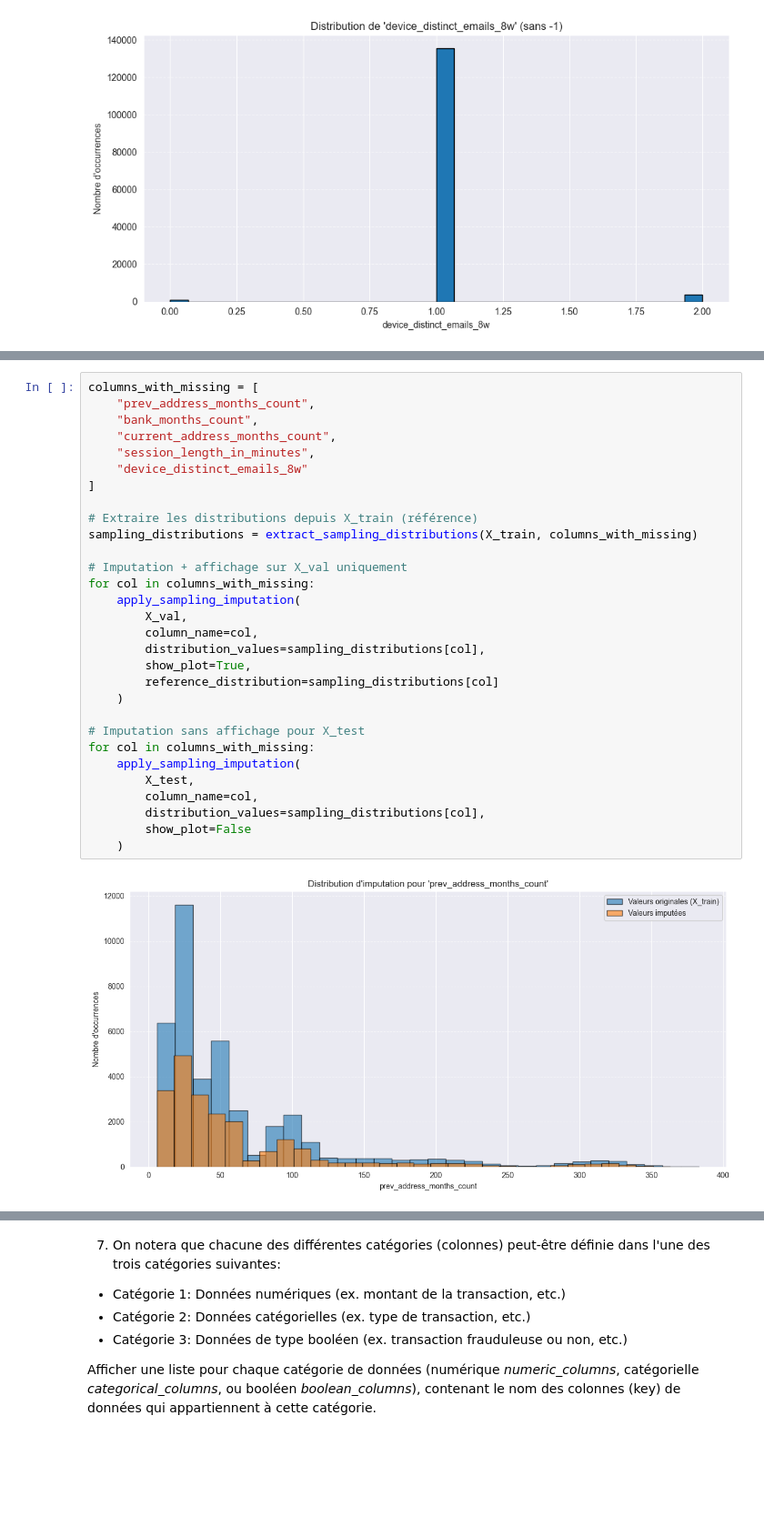
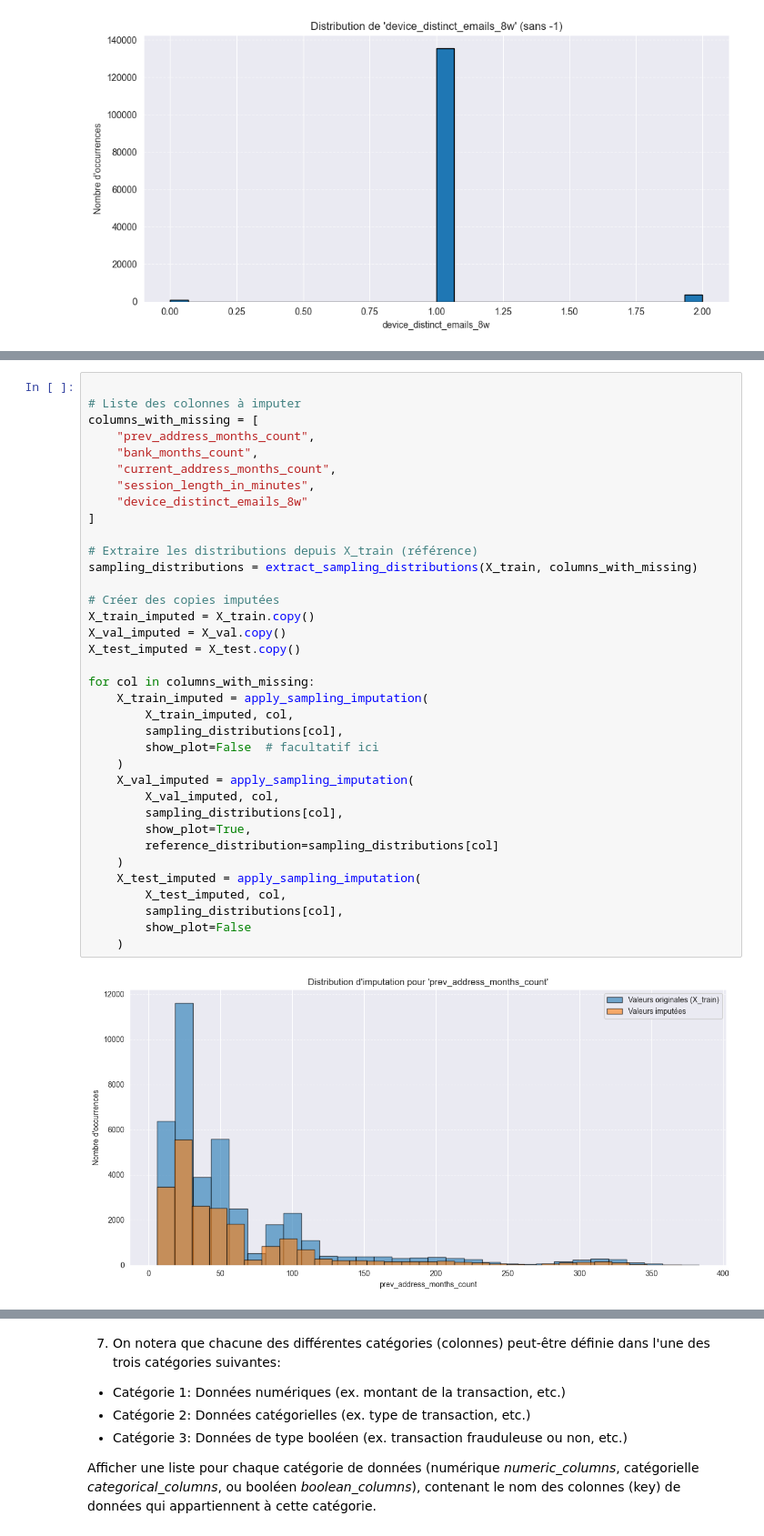
Before and after one commit to zachyjello/Gti771-Labs, a Jupyter notebook: Gti771-Lab1/Lab1_GTI771_E25_Ver1.ipynb, the cells around one changed output, grey strips where cells are left out. Shown at 91% size. Drawn from its saved outputs; the diff is of its cells as text; blank space fills up the shorter version.

```diff
--- a/Gti771-Lab1/Lab1_GTI771_E25_Ver1.ipynb
+++ b/Gti771-Lab1/Lab1_GTI771_E25_Ver1.ipynb
@@ -297,35 +298,41 @@ def apply_sampling_imputation(X, column_name, distribution_values, show_plot=Fal
 # %%
+
+# Liste des colonnes à imputer
 columns_with_missing = [
     "prev_address_months_count",
     "bank_months_count",
     "current_address_months_count",
     "session_length_in_minutes",
     "device_distinct_emails_8w"
 ]
 
 # Extraire les distributions depuis X_train (référence)
 sampling_distributions = extract_sampling_distributions(X_train, columns_with_missing)
 
-# Imputation + affichage sur X_val uniquement
+# Créer des copies imputées
+X_train_imputed = X_train.copy()
+X_val_imputed = X_val.copy()
+X_test_imputed = X_test.copy()
+
 for col in columns_with_missing:
-    apply_sampling_imputation(
-        X_val,
-        column_name=col,
-        distribution_values=sampling_distributions[col],
+    X_train_imputed = apply_sampling_imputation(
+        X_train_imputed, col,
+        sampling_distributions[col],
+        show_plot=False  # facultatif ici
+    )
+    X_val_imputed = apply_sampling_imputation(
+        X_val_imputed, col,
+        sampling_distributions[col],
         show_plot=True,
         reference_distribution=sampling_distributions[col]
     )
-
-# Imputation sans affichage pour X_test
-for col in columns_with_missing:
-    apply_sampling_imputation(
-        X_test,
-        column_name=col,
-        distribution_values=sampling_distributions[col],
+    X_test_imputed = apply_sampling_imputation(
+        X_test_imputed, col,
+        sampling_distributions[col],
         show_plot=False
     )
 # %% [output]
-[figure, old version]
+[figure, new version]
 [figure]
 [figure]
 [figure]
```
Also changed, not shown: parts of 24 cells of this notebook.
